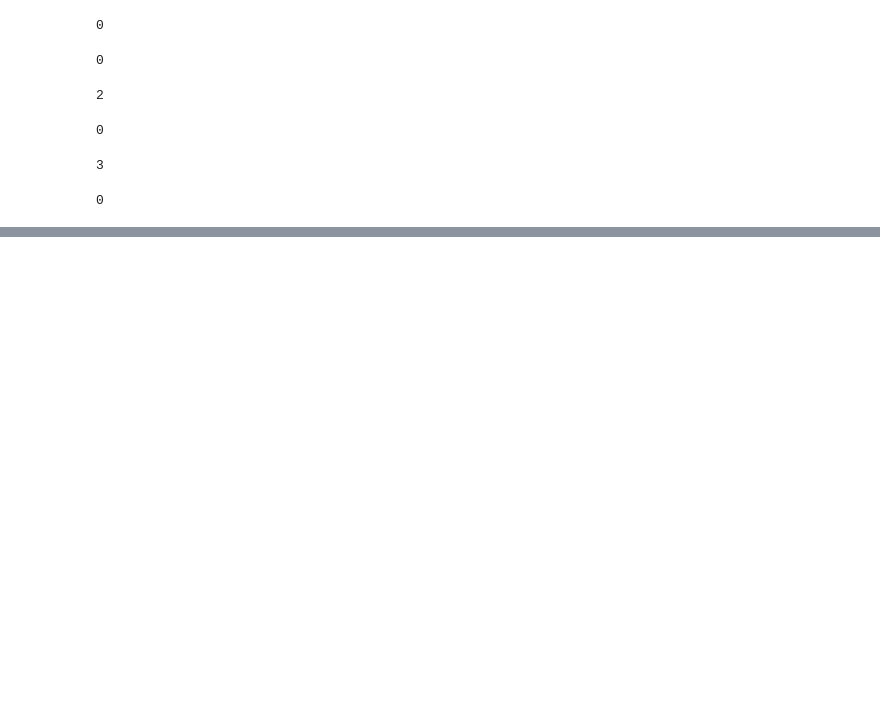
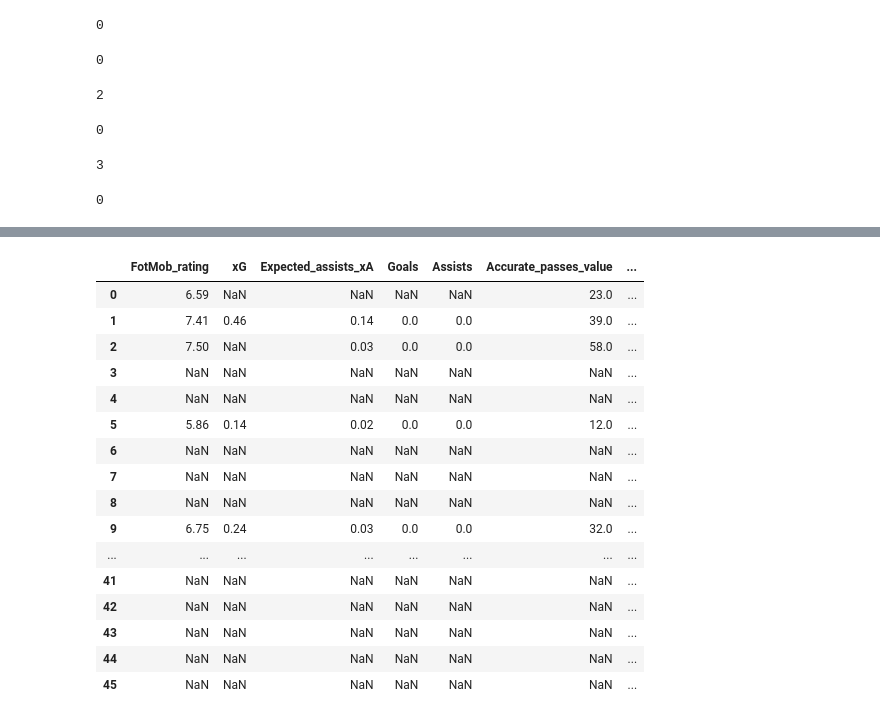
Before and after one commit to bolaxel/random-games, a Jupyter notebook: analysis.ipynb, the cells around one changed output, grey strips where cells are left out. Drawn from its saved outputs; the diff is of its cells as text; code cells hidden in the pictures; blank space fills up the shorter version.

```diff
--- a/analysis.ipynb
+++ b/analysis.ipynb
@@ -498,0 +544,4 @@ c_df
+# %%
+# conditional changes
+c_df.loc[c_df['teamName'] == 'Atlético de Madrid', 'teamName'] = 'Atletico'
+c_df.head()
@@ -498,0 +627,20 @@ c_df
+# %%
+c_df[['FotMob_rating', 'xG', 'Expected_assists_xA', 'Goals', 'Assists', 'Accurate_passes_value', 'Defensive_actions']]
+# %% [output]
+|  | FotMob_rating | xG | Expected_assists_xA | Goals | Assists | Accurate_passes_value | ... |
+| 0 | 6.59 | NaN | NaN | NaN | NaN | 23.0 | ... |
+| 1 | 7.41 | 0.46 | 0.14 | 0.0 | 0.0 | 39.0 | ... |
+| 2 | 7.50 | NaN | 0.03 | 0.0 | 0.0 | 58.0 | ... |
+| 3 | NaN | NaN | NaN | NaN | NaN | NaN | ... |
+| 4 | NaN | NaN | NaN | NaN | NaN | NaN | ... |
+| 5 | 5.86 | 0.14 | 0.02 | 0.0 | 0.0 | 12.0 | ... |
+| 6 | NaN | NaN | NaN | NaN | NaN | NaN | ... |
+| 7 | NaN | NaN | NaN | NaN | NaN | NaN | ... |
+| 8 | NaN | NaN | NaN | NaN | NaN | NaN | ... |
+| 9 | 6.75 | 0.24 | 0.03 | 0.0 | 0.0 | 32.0 | ... |
+| ... | ... | ... | ... | ... | ... | ... | ... |
+| 41 | NaN | NaN | NaN | NaN | NaN | NaN | ... |
+| 42 | NaN | NaN | NaN | NaN | NaN | NaN | ... |
+| 43 | NaN | NaN | NaN | NaN | NaN | NaN | ... |
+| 44 | NaN | NaN | NaN | NaN | NaN | NaN | ... |
+| 45 | NaN | NaN | NaN | NaN | NaN | NaN | ... |
```
Also changed, not shown: parts of 21 cells of this notebook, 9 other files.
